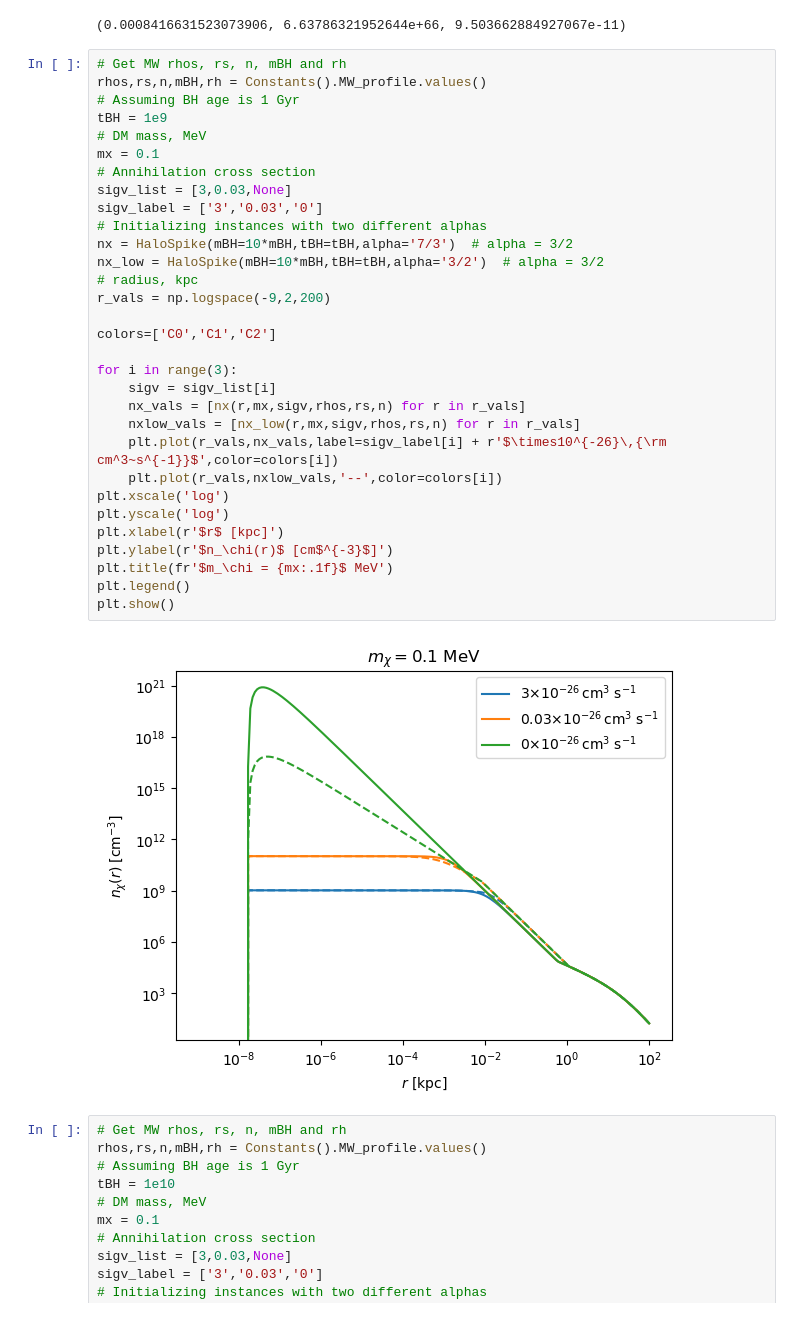
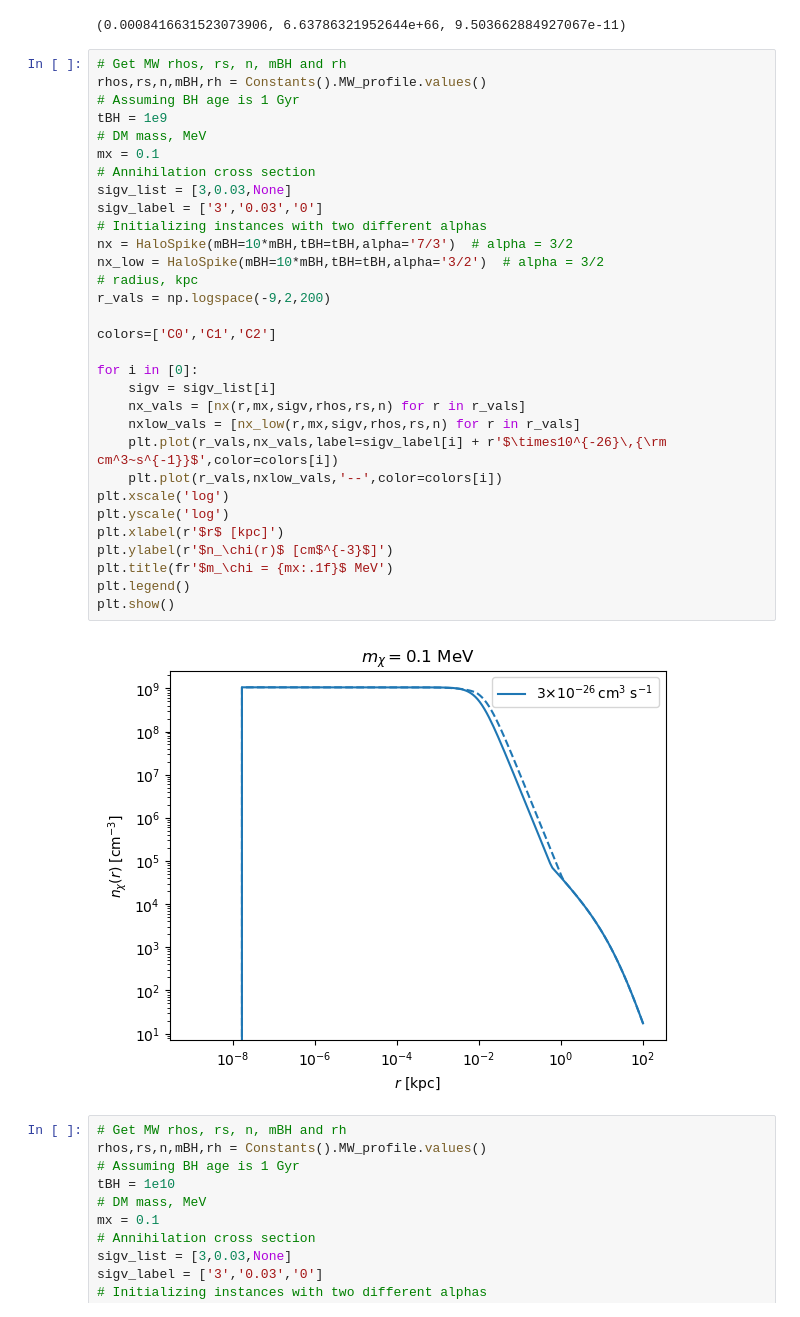
Before and after one commit to yenhsunlin/snorer, a Jupyter notebook: dev/haloSpike.ipynb, the cells around one changed output. Cells and saved outputs as stored; diff of their text form.

```diff
--- a/dev/haloSpike.ipynb
+++ b/dev/haloSpike.ipynb
@@ -357,35 +357,35 @@ myhalo.rh,myhalo.norm,myhalo.Rs
 # Get MW rhos, rs, n, mBH and rh
 rhos,rs,n,mBH,rh = Constants().MW_profile.values()
 # Assuming BH age is 1 Gyr
 tBH = 1e9
 # DM mass, MeV
 mx = 0.1
 # Annihilation cross section
 sigv_list = [3,0.03,None]
 sigv_label = ['3','0.03','0']
 # Initializing instances with two different alphas
 nx = HaloSpike(mBH=10*mBH,tBH=tBH,alpha='7/3')  # alpha = 3/2
 nx_low = HaloSpike(mBH=10*mBH,tBH=tBH,alpha='3/2')  # alpha = 3/2
 # radius, kpc
 r_vals = np.logspace(-9,2,200)
 
 colors=['C0','C1','C2']
 
-for i in range(3):
+for i in [0]:
     sigv = sigv_list[i]
     nx_vals = [nx(r,mx,sigv,rhos,rs,n) for r in r_vals]
     nxlow_vals = [nx_low(r,mx,sigv,rhos,rs,n) for r in r_vals]
     plt.plot(r_vals,nx_vals,label=sigv_label[i] + r'$\times10^{-26}\,{\rm cm^3~s^{-1}}$',color=colors[i])
     plt.plot(r_vals,nxlow_vals,'--',color=colors[i])
 plt.xscale('log')
 plt.yscale('log')
 plt.xlabel(r'$r$ [kpc]')
 plt.ylabel(r'$n_\chi(r)$ [cm$^{-3}$]')
 plt.title(fr'$m_\chi = {mx:.1f}$ MeV')
 plt.legend()
 plt.show()
 # %% [output]
-[figure, old version]
+[figure, new version]
 # %%
 # Get MW rhos, rs, n, mBH and rh
 rhos,rs,n,mBH,rh = Constants().MW_profile.values()
```
Also changed, not shown: 1 other file.
